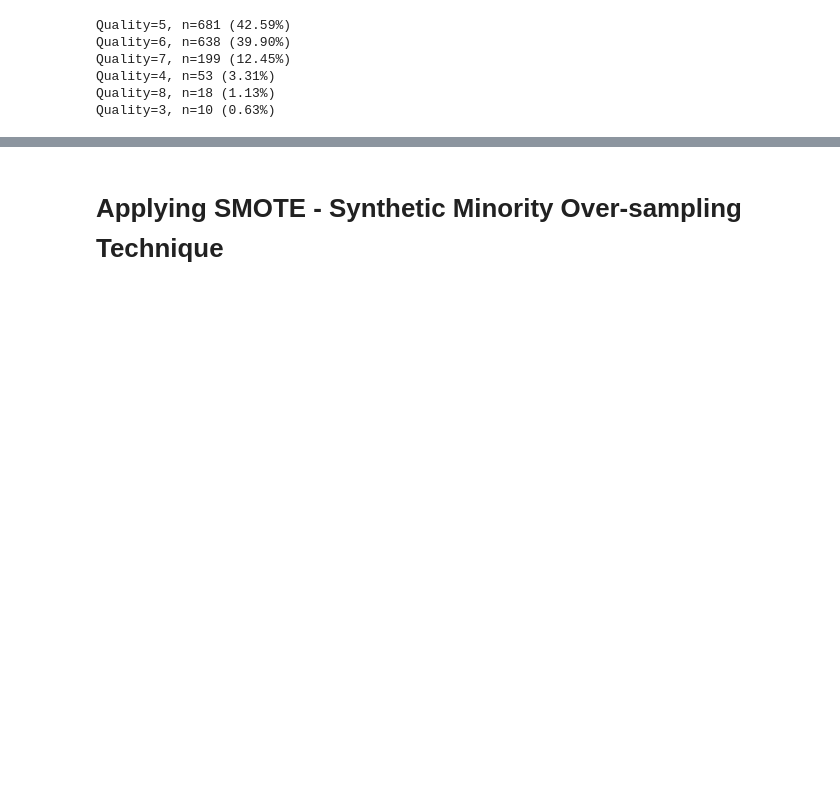
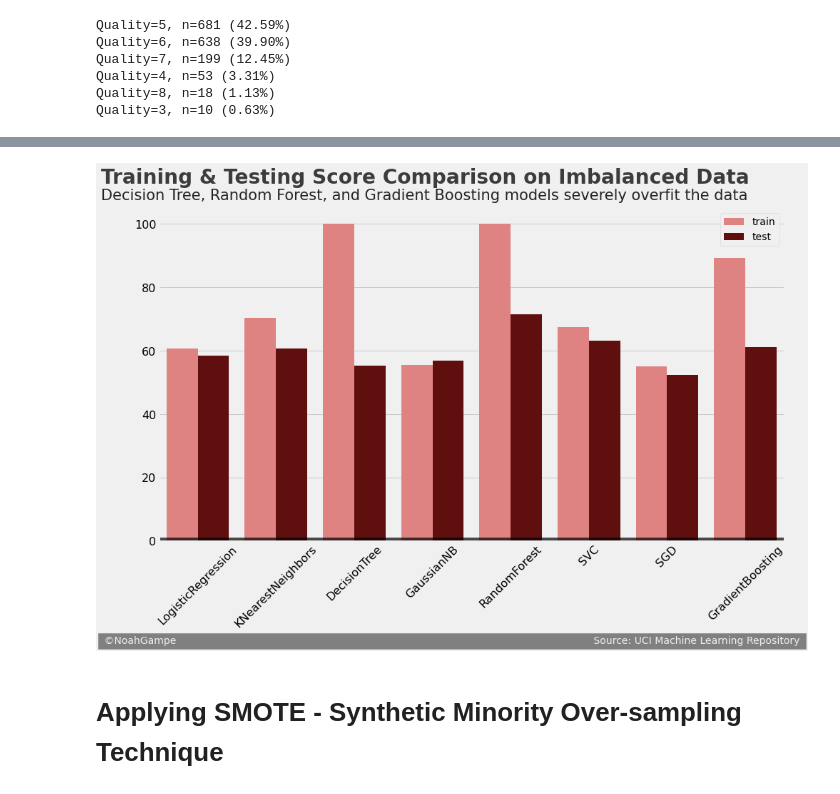
Before and after one commit to noah-kg/predicting-wine-quality, a Jupyter notebook: Predicting Wine Quality.ipynb, the cells around one changed output, grey strips where cells are left out. Drawn from its saved outputs; the diff is of its cells as text; code cells hidden in the pictures; blank space fills up the shorter version.

```diff
--- a/Predicting Wine Quality.ipynb
+++ b/Predicting Wine Quality.ipynb
@@ -365,0 +374,36 @@ weighted avg      0.606     0.613     0.607       320
+# %%
+def plot_comparison(df, col, title, sub, labels):
+    #figure setup
+    fig = plt.figure(figsize=(14,8))
+    bar_colors = [wine_colors[1], wine_colors[3]]
+
+    #plot
+    ax = sns.barplot(data=df, x=col, y='value', hue='pct', palette=bar_colors)
+
+    #lines, limits, and labels
+    ax.axhline(y=0, color='black', linewidth=10, alpha=.7)
+    ax.tick_params(axis='both', labelsize=16)
+    ax.tick_params(axis='x', rotation=45)
+    ax.yaxis.label.set_visible(False)
+    ax.xaxis.label.set_visible(False)
+    labels = labels
+    h,l = ax.get_legend_handles_labels()
+    ax.legend(handles=h, labels=labels)
+
+    #title & subtitle
+    ax.text(x=0, y=0.94, s=title, fontsize=28, weight='bold', alpha=.75, transform=fig.transFigure)
+    ax.text(x=0, y=0.9, s=sub, fontsize=21, alpha=.85, transform=fig.transFigure)
+
+    #signature bar
+    ax.text(x=0, y=-0.18,
+            s=' ©NoahGampe' + ' '*130 + 'Source: UCI Machine Learning Repository ',
+            fontsize=14, color='#f0f0f0', backgroundcolor='grey', transform=fig.transFigure)
+
+    plt.show()
+
+#create df for train/test scores
+data = {'model': models,
+        'training': imb_train_score,
+        'test': imb_test_score}
+imb_scores = pd.DataFrame(data=data)
+imb_scores
@@ -366,3 +420,14 @@ weighted avg      0.606     0.613     0.607       320
+# %%
+#needed for graph
+imb_score_melted = pd.melt(imb_scores, id_vars='model',
+                       value_vars=['training', 'test'], var_name='pct')
+
+title = "Training & Testing Score Comparison on Imbalanced Data"
+sub = "Decision Tree, Random Forest, and Gradient Boosting models severely overfit the data"
+tt_labels = ['train', 'test']
+plot_comparison(imb_score_melted, 'model', title, sub, tt_labels)
+# %% [output]
+[figure, added]
 # %% [markdown]
 # Applying SMOTE - Synthetic Minority Over-sampling Technique
 # %%
```
Also changed, not shown: parts of 17 cells of this notebook.
